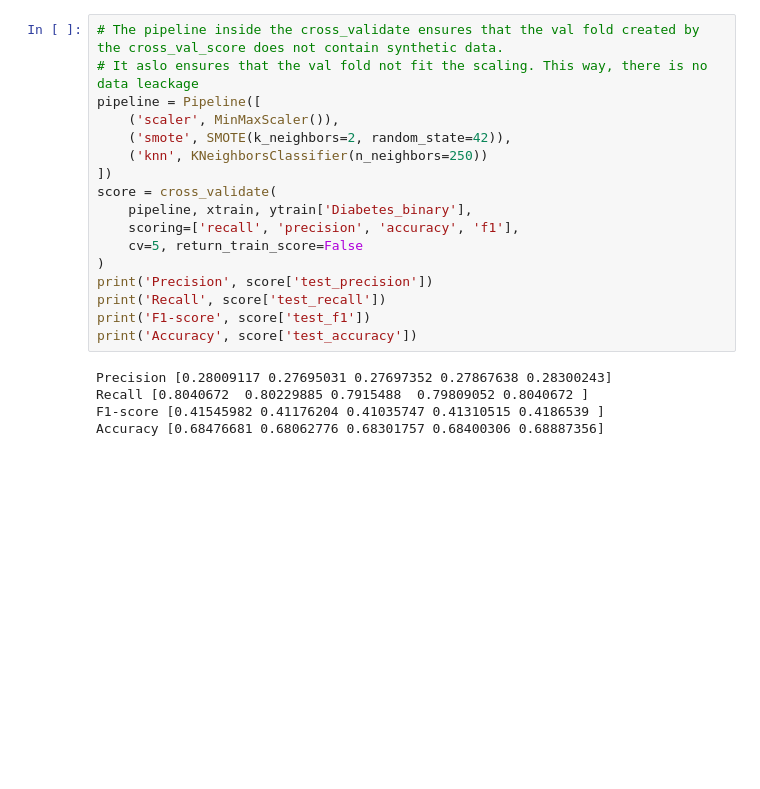
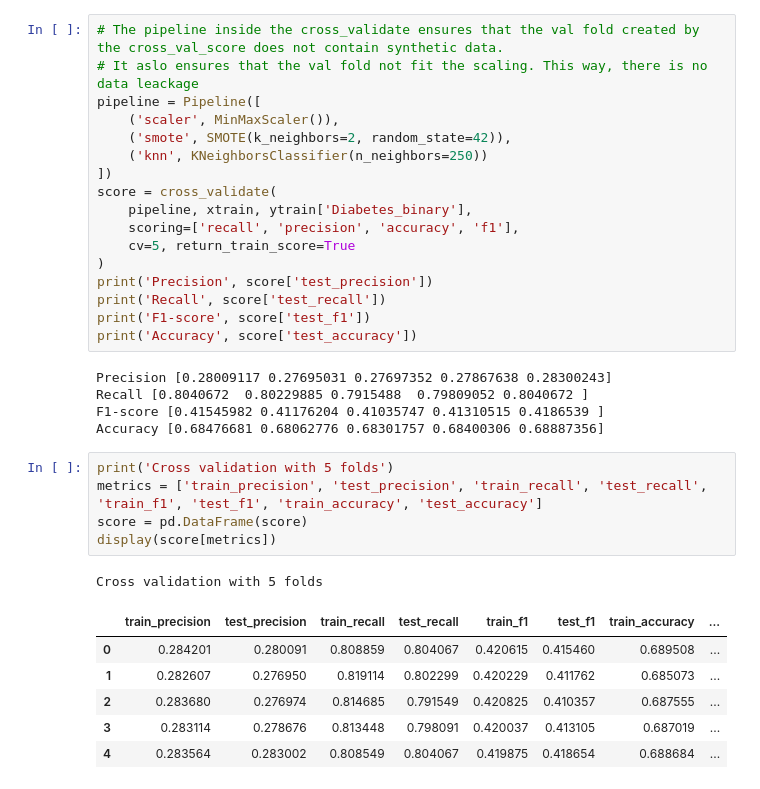
Before and after one commit to flaviorv/ai_model_lifecycle, a Jupyter notebook: diabetes_health_indicators.ipynb, the cells around one changed output. Saved outputs shown, nothing was run; the diff lists cells and outputs as text; blank space fills up the shorter version.

```diff
--- a/diabetes_health_indicators.ipynb
+++ b/diabetes_health_indicators.ipynb
@@ -214,7 +215,7 @@ pipeline = Pipeline([
 score = cross_validate(
     pipeline, xtrain, ytrain['Diabetes_binary'],
     scoring=['recall', 'precision', 'accuracy', 'f1'],
-    cv=5, return_train_score=False
+    cv=5, return_train_score=True
 )
 print('Precision', score['test_precision'])
 print('Recall', score['test_recall'])
@@ -225,3 +226,16 @@ Precision [0.28009117 0.27695031 0.27697352 0.27867638 0.28300243]
 Recall [0.8040672  0.80229885 0.7915488  0.79809052 0.8040672 ]
 F1-score [0.41545982 0.41176204 0.41035747 0.41310515 0.4186539 ]
 Accuracy [0.68476681 0.68062776 0.68301757 0.68400306 0.68887356]
+# %%
+print('Cross validation with 5 folds')
+metrics = ['train_precision', 'test_precision', 'train_recall', 'test_recall', 'train_f1', 'test_f1', 'train_accuracy', 'test_accuracy']
+score = pd.DataFrame(score)
+display(score[metrics])
+# %% [output]
+Cross validation with 5 folds
+|  | train_precision | test_precision | train_recall | test_recall | train_f1 | test_f1 | train_accuracy | ... |
+| 0 | 0.284201 | 0.280091 | 0.808859 | 0.804067 | 0.420615 | 0.415460 | 0.689508 | ... |
+| 1 | 0.282607 | 0.276950 | 0.819114 | 0.802299 | 0.420229 | 0.411762 | 0.685073 | ... |
+| 2 | 0.283680 | 0.276974 | 0.814685 | 0.791549 | 0.420825 | 0.410357 | 0.687555 | ... |
+| 3 | 0.283114 | 0.278676 | 0.813448 | 0.798091 | 0.420037 | 0.413105 | 0.687019 | ... |
+| 4 | 0.283564 | 0.283002 | 0.808549 | 0.804067 | 0.419875 | 0.418654 | 0.688684 | ... |
```
Also changed, not shown: parts of 4 cells of this notebook.
